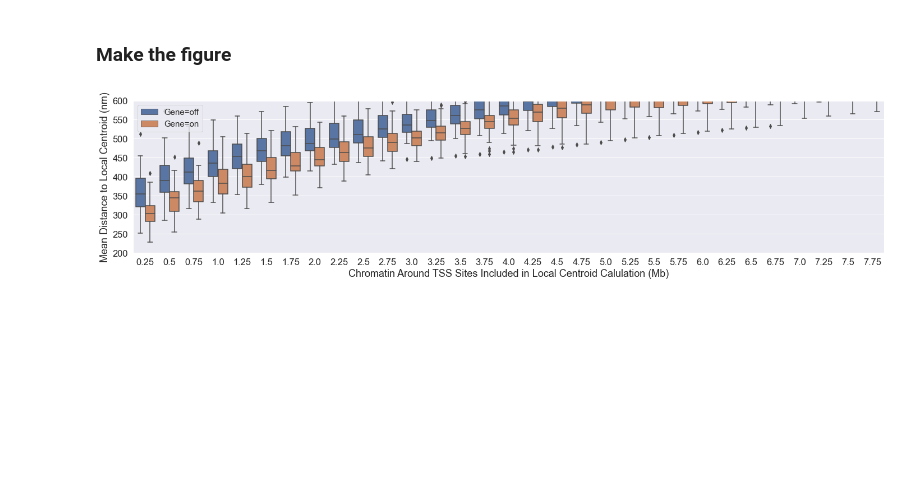
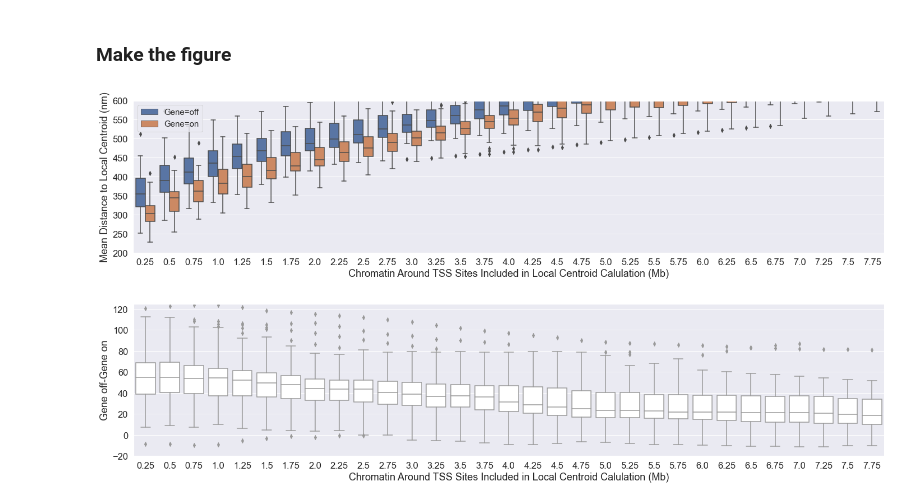
Before and after one commit to CHB-Bohrer/co-bursting, a Jupyter notebook: Analysis_1.ipynb, the cells around one changed output. Drawn from its saved outputs; the diff is of its cells as text; code cells hidden in the pictures; blank space fills up the shorter version.

```diff
--- a/Analysis_1.ipynb
+++ b/Analysis_1.ipynb
@@ -965,3 +965,19 @@ df= pd.DataFrame.from_dict(data)
 for i in diff:
     for ii in diff[i]:
         df.loc[len(df.index)] = [i*50/1000, 'off', ii]
+# %%
+sns.set(font_scale=1.5)
+
+fig=plt.figure()
+ax = sns.boxplot(x='Chromatin Around TSS Sites Included in Local Centroid Calulation (Mb)', y='Gene off-Gene on',
+                    data=df, color='white')
+
+fig.set_size_inches(24,5)
+plt.ylim(-20,125)
+
+fig.set_size_inches(24,5)
+plt.xlim(-.5,30.5)
+fig.savefig("Figures/"+"Box_plots2.png", dpi=300, bbox_inches='tight')
+#plt.ylim(200,900)
+# %% [output]
+[figure, added]
```
Also changed, not shown: 1 other file.
